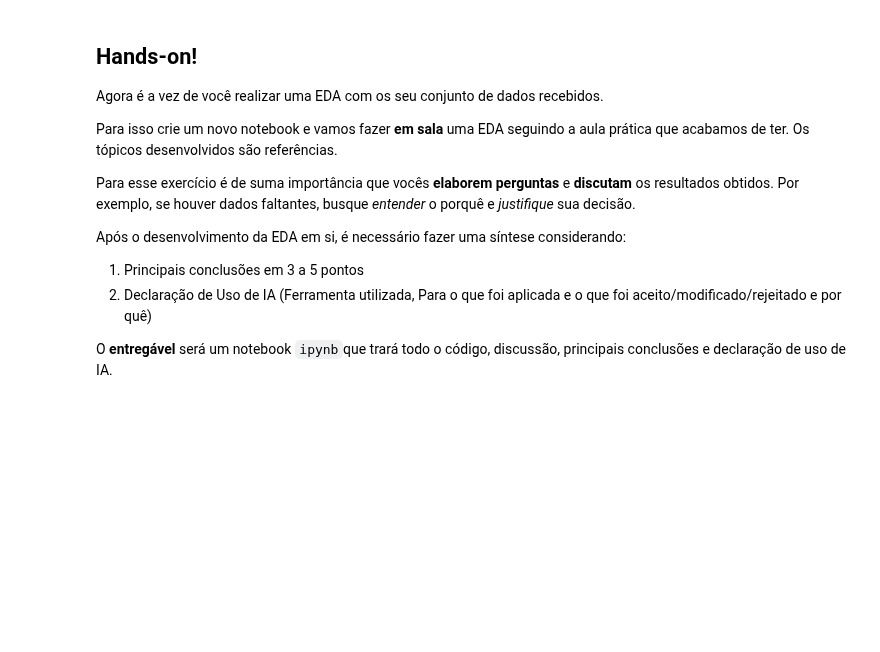
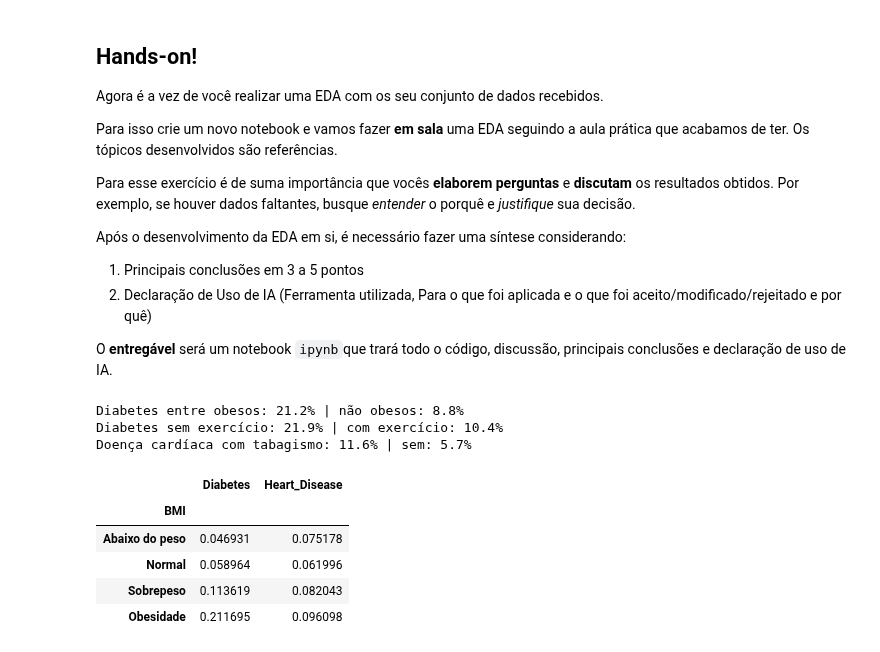
Before and after one commit to marimmbc/Pratica-Streamlit, a Jupyter notebook: notebooks/eda-com-downloads.ipynb, the cells around one changed output. Cells and saved outputs as stored; diff of their text form; code cells hidden in the pictures; blank space fills up the shorter version.

```diff
--- a/notebooks/eda-com-downloads.ipynb
+++ b/notebooks/eda-com-downloads.ipynb
@@ -1255,3 +1255,27 @@ Após o desenvolvimento da EDA em si, é necessário fazer uma síntese consider
 O **entregável** será um notebook `ipynb`que trará todo o código, discussão, principais conclusões e declaração de uso de IA.
 # %%
 df.to_csv("../data/clean/dataset.csv", index=False)
+# %%
+diab = df["Diabetes"] == "Yes"
+cardio = df["Heart_Disease"] == "Yes"
+obeso = df["BMI"] >= 30
+exercita = df["Exercise"] == "Yes"
+fumante = df["Smoking_History"] == "Yes"
+
+print(f"Diabetes entre obesos: {diab[obeso].mean():.1%} | não obesos: {diab[~obeso].mean():.1%}")
+print(f"Diabetes sem exercício: {diab[~exercita].mean():.1%} | com exercício: {diab[exercita].mean():.1%}")
+print(f"Doença cardíaca com tabagismo: {cardio[fumante].mean():.1%} | sem: {cardio[~fumante].mean():.1%}")
+
+categoria_imc = pd.cut(df["BMI"], [0, 18.5, 25, 30, 200], right=False,
+                       labels=["Abaixo do peso", "Normal", "Sobrepeso", "Obesidade"])
+df.groupby(categoria_imc, observed=True)[["Diabetes", "Heart_Disease"]].agg(lambda s: (s == "Yes").mean())
+# %% [output]
+Diabetes entre obesos: 21.2% | não obesos: 8.8%
+Diabetes sem exercício: 21.9% | com exercício: 10.4%
+Doença cardíaca com tabagismo: 11.6% | sem: 5.7%
+|  | Diabetes | Heart_Disease |
+| BMI |  |  |
+| Abaixo do peso | 0.046931 | 0.075178 |
+| Normal | 0.058964 | 0.061996 |
+| Sobrepeso | 0.113619 | 0.082043 |
+| Obesidade | 0.211695 | 0.096098 |
```
Also changed, not shown: 1 other file.
